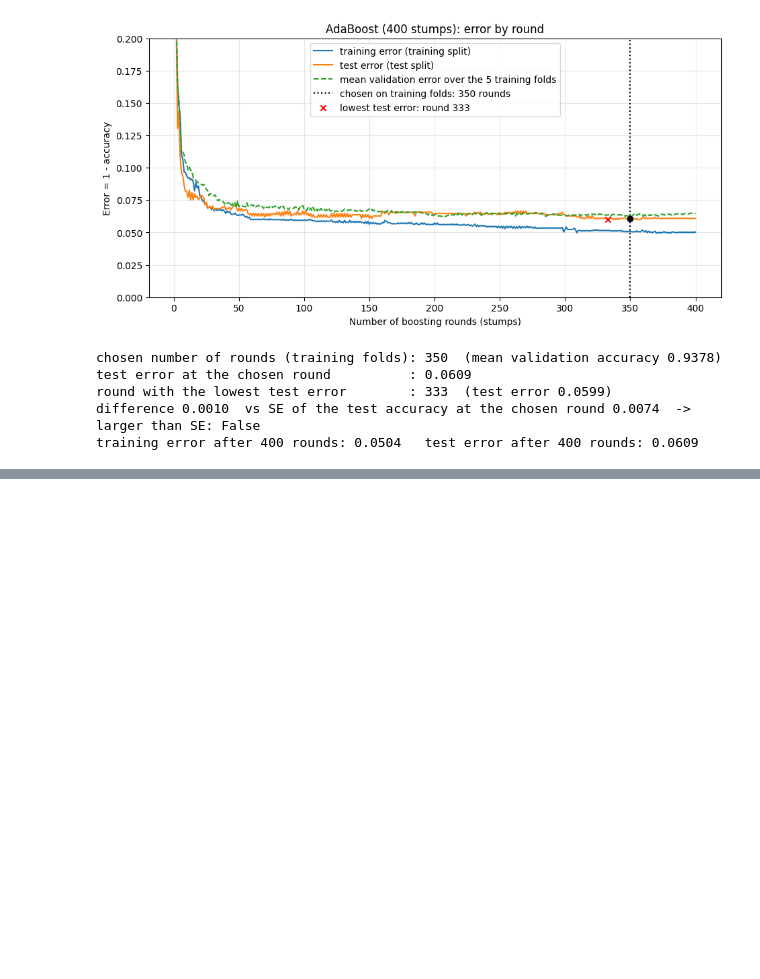
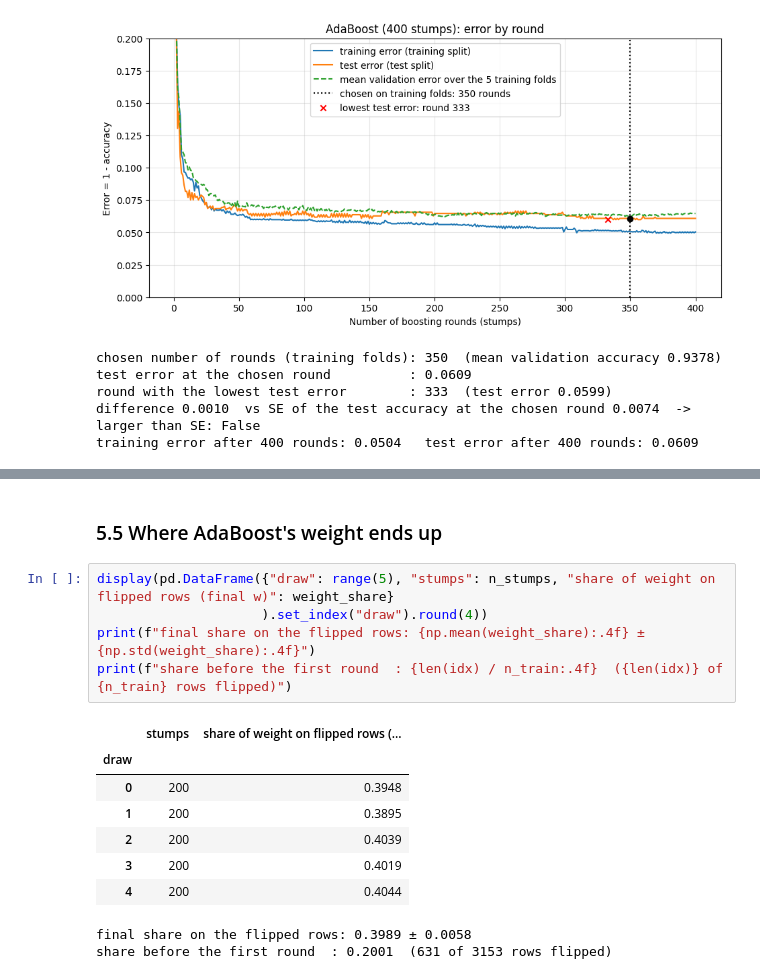
Before and after one commit to Uni-courses-CSS3004-ENG-1/task-04-ML-course, a Jupyter notebook: Imamsidikov_task4.ipynb, the cells around one changed output, grey strips where cells are left out. Saved outputs shown, nothing was run; the diff lists cells and outputs as text; blank space fills up the shorter version.

```diff
--- a/Imamsidikov_task4.ipynb
+++ b/Imamsidikov_task4.ipynb
@@ -699,0 +751,17 @@ training error after 400 rounds: 0.0504   test error after 400 rounds: 0.0609
+# %% [markdown]
+### 5.5 Where AdaBoost's weight ends up
+# %%
+display(pd.DataFrame({"draw": range(5), "stumps": n_stumps, "share of weight on flipped rows (final w)": weight_share}
+                     ).set_index("draw").round(4))
+print(f"final share on the flipped rows: {np.mean(weight_share):.4f} ± {np.std(weight_share):.4f}")
+print(f"share before the first round  : {len(idx) / n_train:.4f}  ({len(idx)} of {n_train} rows flipped)")
+# %% [output]
+|  | stumps | share of weight on flipped rows (... |
+| draw |  |  |
+| 0 | 200 | 0.3948 |
+| 1 | 200 | 0.3895 |
+| 2 | 200 | 0.4039 |
+| 3 | 200 | 0.4019 |
+| 4 | 200 | 0.4044 |
+final share on the flipped rows: 0.3989 ± 0.0058
+share before the first round  : 0.2001  (631 of 3153 rows flipped)
```
Also changed, not shown: parts of 4 cells of this notebook.
